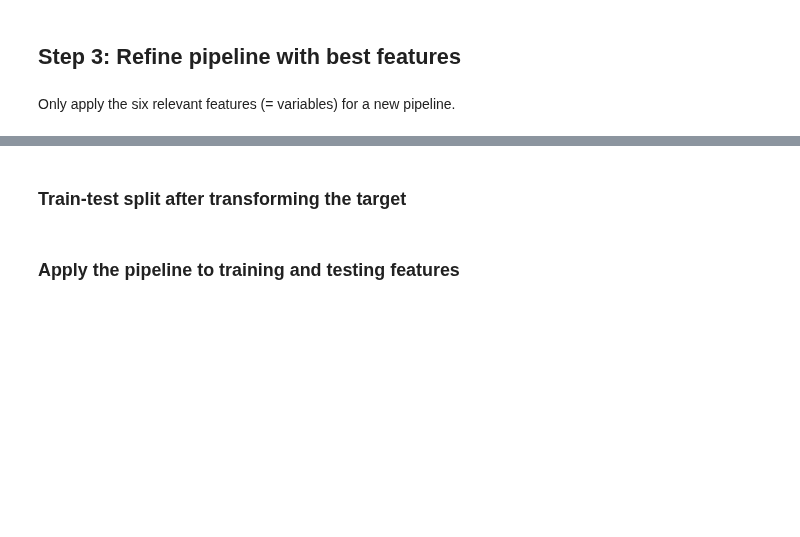
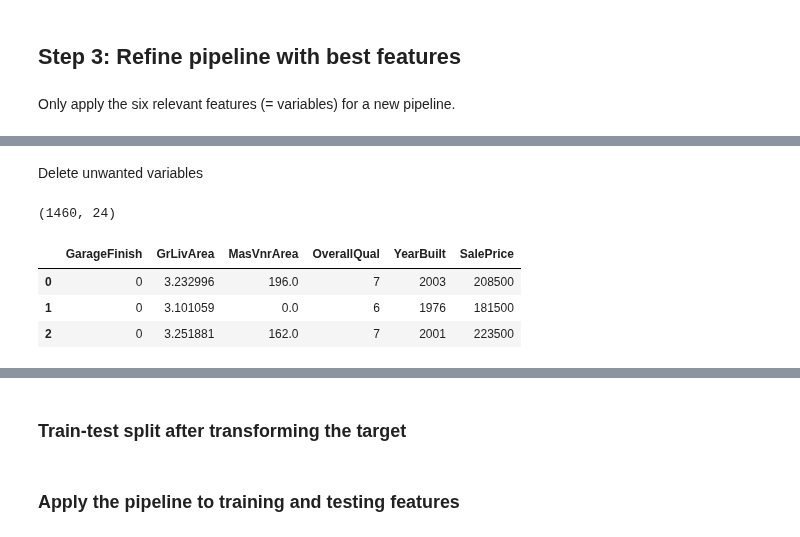
Before and after one commit to Fl0W97/ci-c5-housing-market-prices, a Jupyter notebook: jupyter_notebooks/04_modeling_and_evaluation_regression.ipynb, the cells around one changed output, grey strips where cells are left out. Saved outputs shown, nothing was run; the diff lists cells and outputs as text; code cells hidden in the pictures; blank space fills up the shorter version.

```diff
--- a/jupyter_notebooks/04_modeling_and_evaluation_regression.ipynb
+++ b/jupyter_notebooks/04_modeling_and_evaluation_regression.ipynb
@@ -520,0 +590,13 @@ Only apply the six relevant features (= variables) for a new pipeline.
+# %% [markdown]
+Delete unwanted variables
+# %%
+df_opt = df_transformed.drop(columns=['BsmtFinSF1', 'GarageArea', 'KitchenQual', 'OpenPorchSF', 'TotalBsmtSF', 'YearRemodAdd'])
+
+print(df.shape)
+df_opt.head(3)
+# %% [output]
+(1460, 24)
+|  | GarageFinish | GrLivArea | MasVnrArea | OverallQual | YearBuilt | SalePrice |
+| 0 | 0 | 3.232996 | 196.0 | 7 | 2003 | 208500 |
+| 1 | 0 | 3.101059 | 0.0 | 6 | 1976 | 181500 |
+| 2 | 0 | 3.251881 | 162.0 | 7 | 2001 | 223500 |
```
Also changed, not shown: parts of 16 cells of this notebook, 4 other files.
